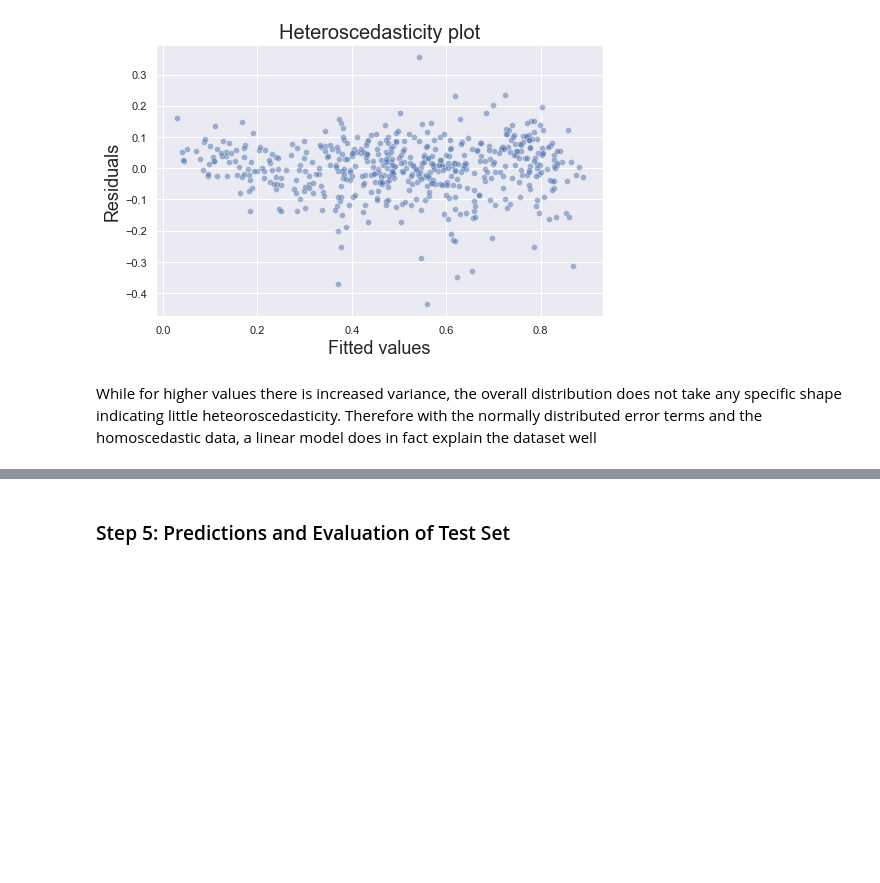
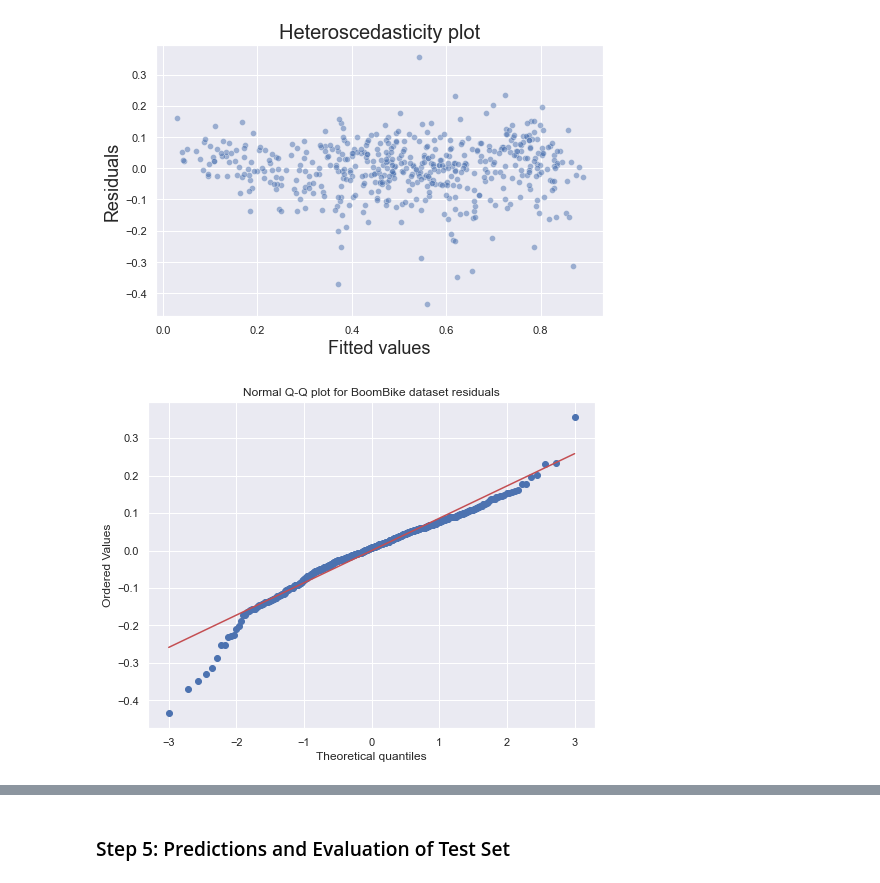
Before and after one commit to mickyals/BoomBikes_Regression, a Jupyter notebook: BoomBikes_Regression_Model_Mickell_Als.ipynb, the cells around one changed output, grey strips where cells are left out. Cells and saved outputs as stored; diff of their text form; code cells hidden in the pictures; blank space fills up the shorter version.

```diff
--- a/BoomBikes_Regression_Model_Mickell_Als.ipynb
+++ b/BoomBikes_Regression_Model_Mickell_Als.ipynb
@@ -1014,5 +1020,13 @@ plt.title('Heteroscedasticity plot', fontsize = 20)
 plt.show()
 # %% [output]
 [figure]
-# %% [markdown]
-While for higher values there is increased variance, the overall distribution does not take any specific shape indicating little heteoroscedasticity. Therefore with the normally distributed error terms and the homoscedastic data, a linear model does in fact explain the dataset well
+# %%
+#Q-Q Plot using scipy
+import scipy.stats as stats
+
+fig, ax = plt.subplots(figsize=(8,6))
+stats.probplot(res, dist="norm", plot=ax)
+ax.set_title("Normal Q-Q plot for BoomBike dataset residuals")
+plt.show()
+# %% [output]
+[figure, added]
```
Also changed, not shown: parts of 4 cells of this notebook, 1 other file.
